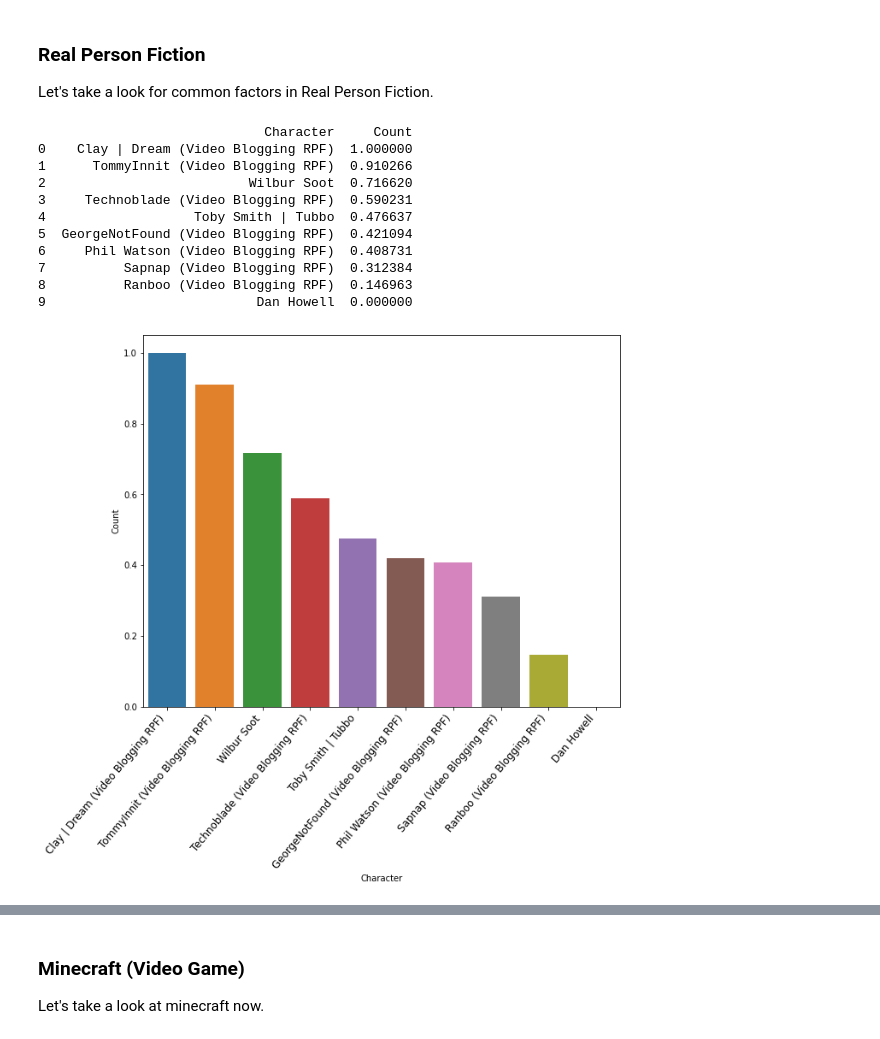
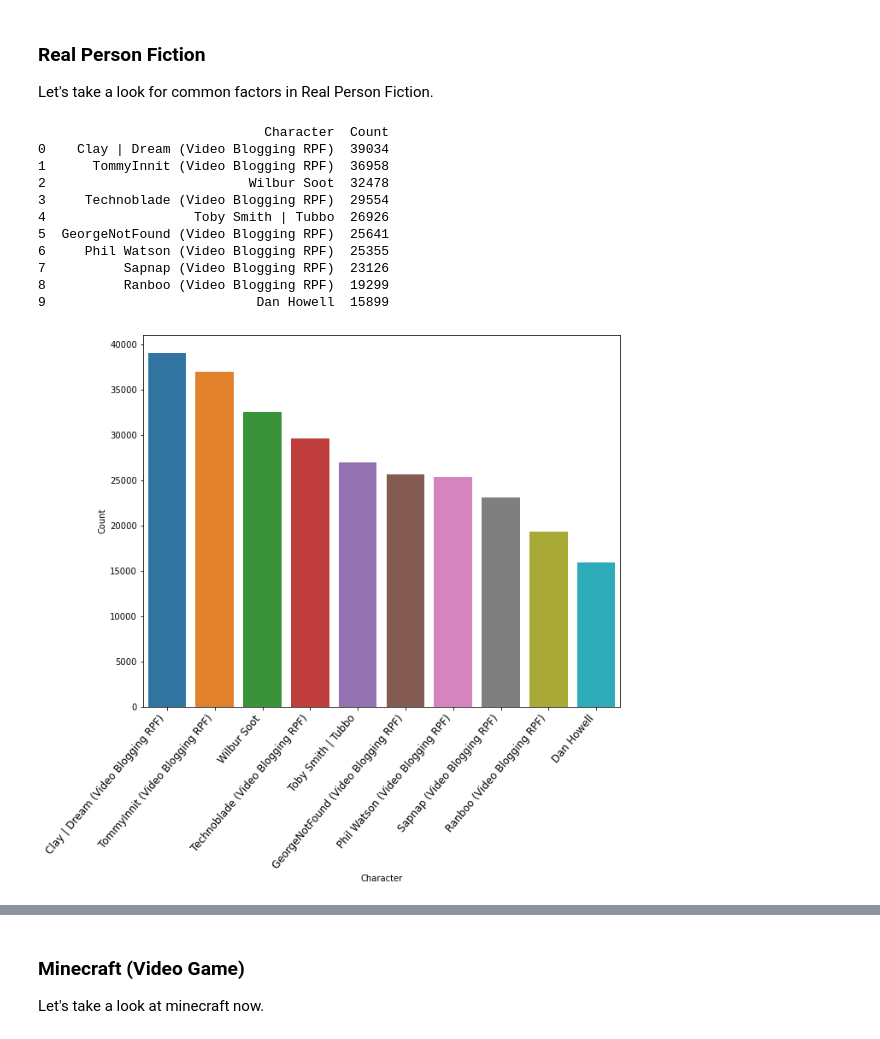
Before and after one commit to emedema/ao3-network-analysis, a Jupyter notebook: data_analysis/sna_results_analysis.ipynb, the cells around one changed output, grey strips where cells are left out. Cells and saved outputs as stored; diff of their text form; code cells hidden in the pictures.

```diff
--- a/data_analysis/sna_results_analysis.ipynb
+++ b/data_analysis/sna_results_analysis.ipynb
@@ -663,47 +664,47 @@ Let's take a look for common factors in Real Person Fiction.
 # %%
 '''
 First we need to get this data into something we can work with.
 Currently, we have a dictionary of the most popular character tags within the fandoms that we scraped within our dataframe.
 We are going to iterate through the tags we have and add each character tag into a new dictionary with a count beside it.
 '''
 
 rpf = top_fandoms[top_fandoms["fandom"] == "Real Person Fiction"]
 rpf_characters = rpf["characters"].tolist()
 temp = []
 for i in range(len(rpf_characters)):
     for key in list(rpf_characters[i].keys()):
         temp.append({"Character": key, "Count": rpf_characters[i][key]})
 
 #Now that we have a dictionary of fandoms that are crossed-over, we can put this into a dataframe.
 characters = pd.DataFrame(temp)
 characters['Count'] = pd.to_numeric(characters['Count'])
-chars_nums = characters[["Count"]]
-characters[["Count"]] = (chars_nums-chars_nums.min())/(chars_nums.max()-chars_nums.min())
+# chars_nums = characters[["Count"]]
+# characters[["Count"]] = (chars_nums-chars_nums.min())/(chars_nums.max()-chars_nums.min())
 print(characters)
 
 plt.figure(figsize=(10,8))
 
 ax = sns.barplot(x="Character", y="Count", data=characters)
 plt.xticks(
     rotation=50,
     horizontalalignment='right',
     fontweight='light',
     fontsize='large'
 )
 plt.show()
 # %% [output]
-                             Character     Count
-0    Clay | Dream (Video Blogging RPF)  1.000000
-1      TommyInnit (Video Blogging RPF)  0.910266
-2                          Wilbur Soot  0.716620
-3     Technoblade (Video Blogging RPF)  0.590231
-4                   Toby Smith | Tubbo  0.476637
-5  GeorgeNotFound (Video Blogging RPF)  0.421094
-6     Phil Watson (Video Blogging RPF)  0.408731
-7          Sapnap (Video Blogging RPF)  0.312384
-8          Ranboo (Video Blogging RPF)  0.146963
-9                           Dan Howell  0.000000
+                             Character  Count
+0    Clay | Dream (Video Blogging RPF)  39034
+1      TommyInnit (Video Blogging RPF)  36958
+2                          Wilbur Soot  32478
+3     Technoblade (Video Blogging RPF)  29554
+4                   Toby Smith | Tubbo  26926
+5  GeorgeNotFound (Video Blogging RPF)  25641
+6     Phil Watson (Video Blogging RPF)  25355
+7          Sapnap (Video Blogging RPF)  23126
+8          Ranboo (Video Blogging RPF)  19299
+9                           Dan Howell  15899
-[figure, old version]
+[figure, new version]
 # %%
 rpf_ships = rpf["relationships"].tolist()
 temp = []
```
Also changed, not shown: parts of 14 cells of this notebook, 12 other files.
